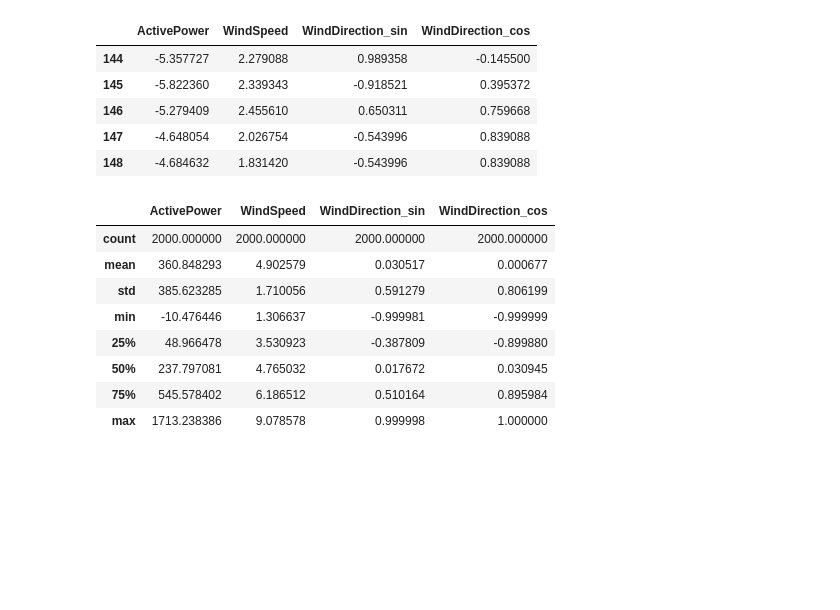
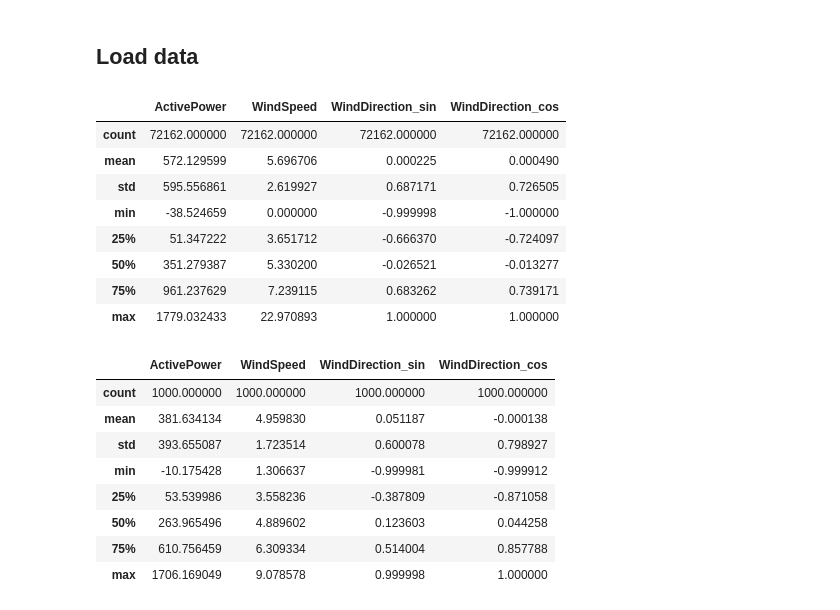
Before and after one commit to GKDGKD/NESCQR, a Jupyter notebook: notebook/Wind Power Forecasting Demo.ipynb, the cells around one changed output. Saved outputs shown, nothing was run; the diff lists cells and outputs as text; code cells hidden in the pictures; blank space fills up the shorter version.

```diff
--- a/notebook/Wind Power Forecasting Demo.ipynb
+++ b/notebook/Wind Power Forecasting Demo.ipynb
@@ -10,4 +10,6 @@ from Losses import *
 from Metrics import evaluate, cross_bound_check
 from sklearn.preprocessing import StandardScaler
 from sklearn.model_selection import train_test_split
+# %% [markdown]
+## Load data
 # %%
@@ -180,32 +99,35 @@ class TimeSeriesDataLoader:
 # %%
 data_path = '../data/Kaggle Wind Power Forecasting Data/Turbine_Data.csv'
 df        = pd.read_csv(data_path, parse_dates=["Unnamed: 0"])
 df        = df[['ActivePower', 'WindDirection','WindSpeed']]
 df.dropna(axis=0, inplace=True)
 df['WindDirection_sin'] = np.sin(df['WindDirection'])
 df['WindDirection_cos'] = np.cos(df['WindDirection'])
 df.drop('WindDirection', axis=1, inplace=True)
-df.head()
+df.describe()
 # %% [output]
 |  | ActivePower | WindSpeed | WindDirection_sin | WindDirection_cos |
-| 144 | -5.357727 | 2.279088 | 0.989358 | -0.145500 |
-| 145 | -5.822360 | 2.339343 | -0.918521 | 0.395372 |
-| 146 | -5.279409 | 2.455610 | 0.650311 | 0.759668 |
-| 147 | -4.648054 | 2.026754 | -0.543996 | 0.839088 |
-| 148 | -4.684632 | 1.831420 | -0.543996 | 0.839088 |
+| count | 72162.000000 | 72162.000000 | 72162.000000 | 72162.000000 |
+| mean | 572.129599 | 5.696706 | 0.000225 | 0.000490 |
+| std | 595.556861 | 2.619927 | 0.687171 | 0.726505 |
+| min | -38.524659 | 0.000000 | -0.999998 | -1.000000 |
+| 25% | 51.347222 | 3.651712 | -0.666370 | -0.724097 |
+| 50% | 351.279387 | 5.330200 | -0.026521 | -0.013277 |
+| 75% | 961.237629 | 7.239115 | 0.683262 | 0.739171 |
+| max | 1779.032433 | 22.970893 | 1.000000 | 1.000000 |
 # %%
-df = df.iloc[:2000]
+df = df.iloc[:1000]
 df.describe()
 # %% [output]
 |  | ActivePower | WindSpeed | WindDirection_sin | WindDirection_cos |
-| count | 2000.000000 | 2000.000000 | 2000.000000 | 2000.000000 |
-| mean | 360.848293 | 4.902579 | 0.030517 | 0.000677 |
-| std | 385.623285 | 1.710056 | 0.591279 | 0.806199 |
-| min | -10.476446 | 1.306637 | -0.999981 | -0.999999 |
-| 25% | 48.966478 | 3.530923 | -0.387809 | -0.899880 |
-| 50% | 237.797081 | 4.765032 | 0.017672 | 0.030945 |
-| 75% | 545.578402 | 6.186512 | 0.510164 | 0.895984 |
-| max | 1713.238386 | 9.078578 | 0.999998 | 1.000000 |
+| count | 1000.000000 | 1000.000000 | 1000.000000 | 1000.000000 |
+| mean | 381.634134 | 4.959830 | 0.051187 | -0.000138 |
+| std | 393.655087 | 1.723514 | 0.600078 | 0.798927 |
+| min | -10.175428 | 1.306637 | -0.999981 | -0.999912 |
+| 25% | 53.539986 | 3.558236 | -0.387809 | -0.871058 |
+| 50% | 263.965496 | 4.889602 | 0.123603 | 0.044258 |
+| 75% | 610.756459 | 6.309334 | 0.514004 | 0.857788 |
+| max | 1706.169049 | 9.078578 | 0.999998 | 1.000000 |
 # %%
 window_size = 2
 label_column = 'ActivePower'
```
Also changed, not shown: parts of 21 cells of this notebook, 5 other files.
